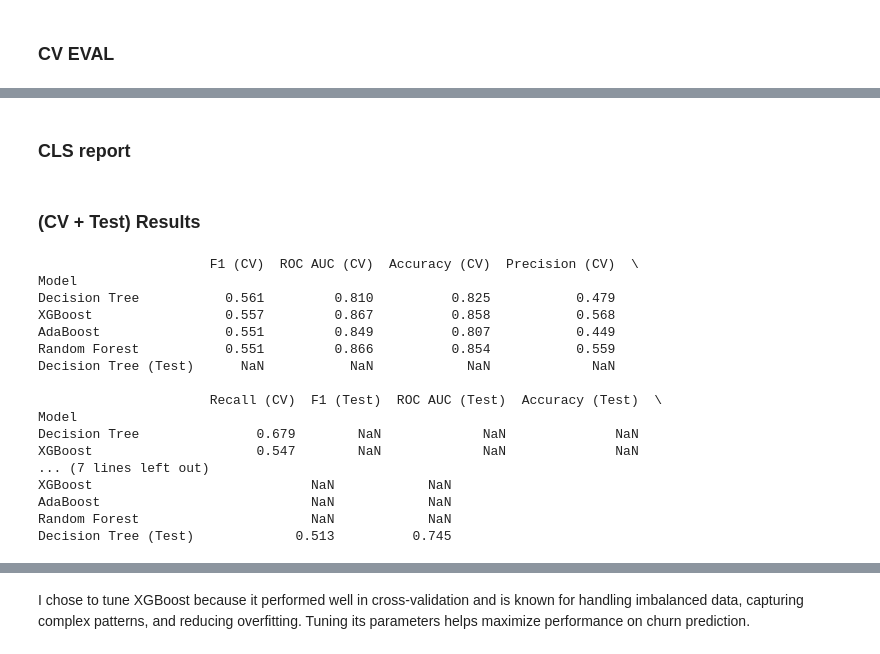
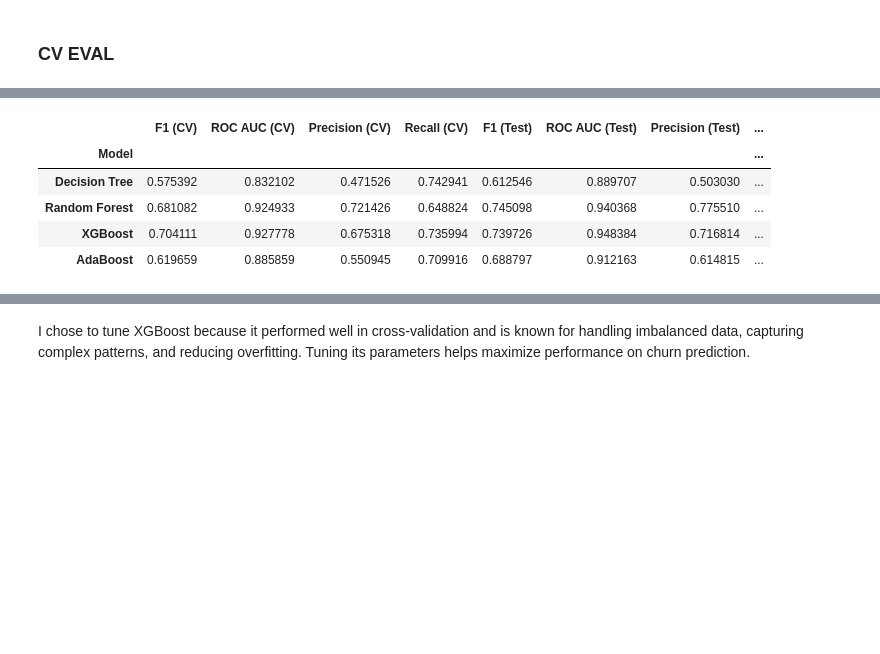
Before and after one commit to amjad-ahsan/capstone_project-3, a Jupyter notebook: CAPSTONE_MODULE_3_AMJAD_JCDSAH_0102.ipynb, the cells around one changed output, grey strips where cells are left out. Saved outputs shown, nothing was run; the diff lists cells and outputs as text; code cells hidden in the pictures; blank space fills up the shorter version.

```diff
--- a/CAPSTONE_MODULE_3_AMJAD_JCDSAH_0102.ipynb
+++ b/CAPSTONE_MODULE_3_AMJAD_JCDSAH_0102.ipynb
@@ -790,2 +830,0 @@ y_proba = final_pipeline.predict_proba(X_test)[:, 1]
-# %% [markdown]
-### CLS report
@@ -802,26 +831,51 @@ test_results.append({
-# %% [markdown]
-### (CV + Test) Results
-# %%
-cv_df = pd.DataFrame(cv_results)
-test_df = pd.DataFrame(test_results)
-final_results = pd.concat([cv_df.set_index('Model'), test_df.set_index('Model')], axis=1)
-print(final_results.sort_values(by='F1 (CV)', ascending=False).round(3))
-# %% [output]
-                      F1 (CV)  ROC AUC (CV)  Accuracy (CV)  Precision (CV)  \
-Model
-Decision Tree           0.561         0.810          0.825           0.479
-XGBoost                 0.557         0.867          0.858           0.568
-AdaBoost                0.551         0.849          0.807           0.449
-Random Forest           0.551         0.866          0.854           0.559
-Decision Tree (Test)      NaN           NaN            NaN             NaN
-
-                      Recall (CV)  F1 (Test)  ROC AUC (Test)  Accuracy (Test)  \
-Model
-Decision Tree               0.679        NaN             NaN              NaN
-XGBoost                     0.547        NaN             NaN              NaN
-... (7 lines left out)
-XGBoost                            NaN            NaN
-AdaBoost                           NaN            NaN
-Random Forest                      NaN            NaN
-Decision Tree (Test)             0.513          0.745
+# %%
+def evaluate_model(pipeline, X, y):
+    cv_metrics = cross_validate(
+        pipeline, X, y, cv=skf,
+        scoring=['f1', 'roc_auc', 'accuracy', 'precision', 'recall'],
+        return_train_score=True,
+        n_jobs=-1
+    )
+    return {
+        'F1 (CV)': np.mean(cv_metrics['test_f1']),
+        'ROC AUC (CV)': np.mean(cv_metrics['test_roc_auc']),
+        'Precision (CV)': np.mean(cv_metrics['test_precision']),
+        'Recall (CV)': np.mean(cv_metrics['test_recall'])
+    }
+
+results = []
+for name, model in models.items():
+    pipeline = ImbPipeline([
+        ('preprocessing', preprocessor),
+        ('smote', SMOTE(random_state=42)),
+        ('classifier', model)
+    ])
+
+    # CV
+    cv_metrics = evaluate_model(pipeline, X_train, y_train)
+
+    # Test evaluation
+    pipeline.fit(X_train, y_train)
+    y_pred = pipeline.predict(X_test)
+    y_proba = pipeline.predict_proba(X_test)[:, 1]
+
+    results.append({
+        'Model': name,
+        **cv_metrics,
+        'F1 (Test)': f1_score(y_test, y_pred, pos_label=1),
+        'ROC AUC (Test)': roc_auc_score(y_test, y_proba),
+        'Precision (Test)': precision_score(y_test, y_pred, pos_label=1),
+        'Recall (Test)': recall_score(y_test, y_pred, pos_label=1)
+    })
+
+results_df = pd.DataFrame(results).set_index('Model')
+# %%
+results_df
+# %% [output]
+|  | F1 (CV) | ROC AUC (CV) | Precision (CV) | Recall (CV) | F1 (Test) | ROC AUC (Test) | Precision (Test) | ... |
+| Model |  |  |  |  |  |  |  | ... |
+| Decision Tree | 0.575392 | 0.832102 | 0.471526 | 0.742941 | 0.612546 | 0.889707 | 0.503030 | ... |
+| Random Forest | 0.681082 | 0.924933 | 0.721426 | 0.648824 | 0.745098 | 0.940368 | 0.775510 | ... |
+| XGBoost | 0.704111 | 0.927778 | 0.675318 | 0.735994 | 0.739726 | 0.948384 | 0.716814 | ... |
+| AdaBoost | 0.619659 | 0.885859 | 0.550945 | 0.709916 | 0.688797 | 0.912163 | 0.614815 | ... |
 # %% [markdown]
```
Also changed, not shown: parts of 55 cells of this notebook.
